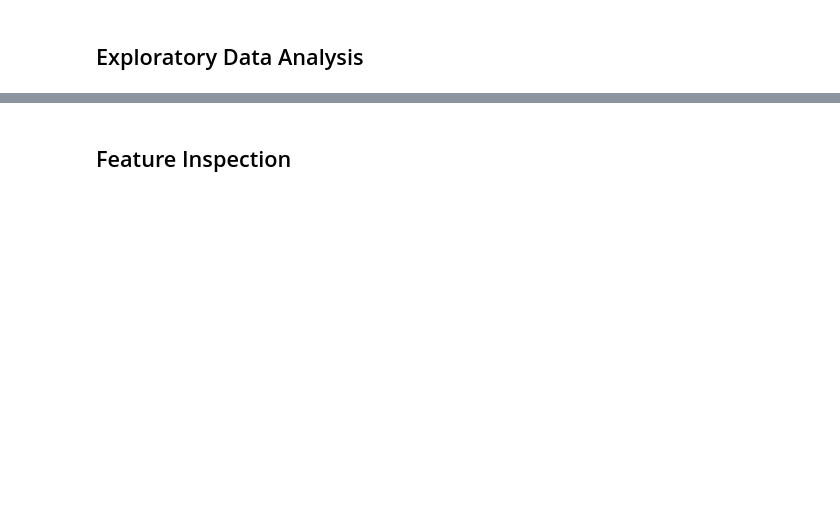
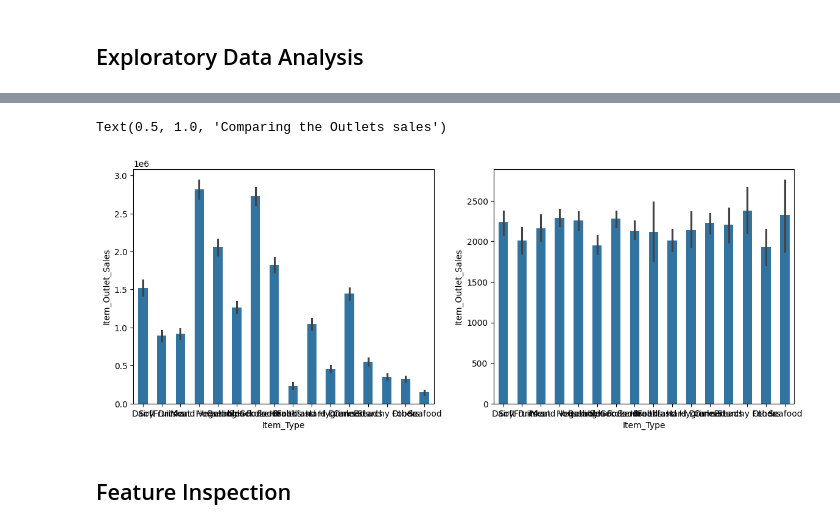
Before and after one commit to mohammadmasqala/Prediction-of-Product-Sale, a Jupyter notebook: Prediction_of_Product_Sale.ipynb, the cells around one changed output, grey strips where cells are left out. Saved outputs shown, nothing was run; the diff lists cells and outputs as text; code cells hidden in the pictures; blank space fills up the shorter version.

```diff
--- a/Prediction_of_Product_Sale.ipynb
+++ b/Prediction_of_Product_Sale.ipynb
@@ -272,2 +323,15 @@ df_sales.describe().round()
+# %%
+fig, axes = plt.subplots(ncols=2, sharey=False, figsize=(14,5))
+# Plot the barplot on the left
+sns.barplot(data= df_sales, x="Item_Type",y='Item_Outlet_Sales', width=.5 ,estimator='sum',ax=axes[0])
+ax.set_xticklabels(ax.get_xticklabels(), rotation=45, ha='right')
+
+# Plot the stripplot on the right
+sns.barplot(data= df_sales, x="Item_Type",y='Item_Outlet_Sales', width=.5 , ax=axes[1] )
+ax.set_xticklabels(ax.get_xticklabels(), rotation=45, ha='right')
+ax.set_title("Comparing the Outlets sales")
+# %% [output]
+Text(0.5, 1.0, 'Comparing the Outlets sales')
+[figure, added]
 # %% [markdown]
 ## Feature Inspection
```
Also changed, not shown: parts of 27 cells of this notebook.
